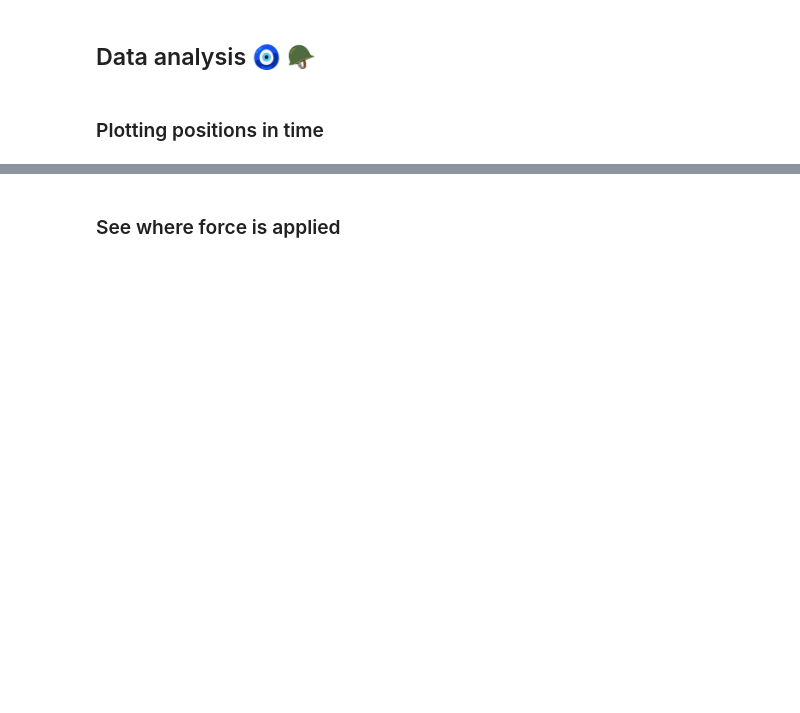
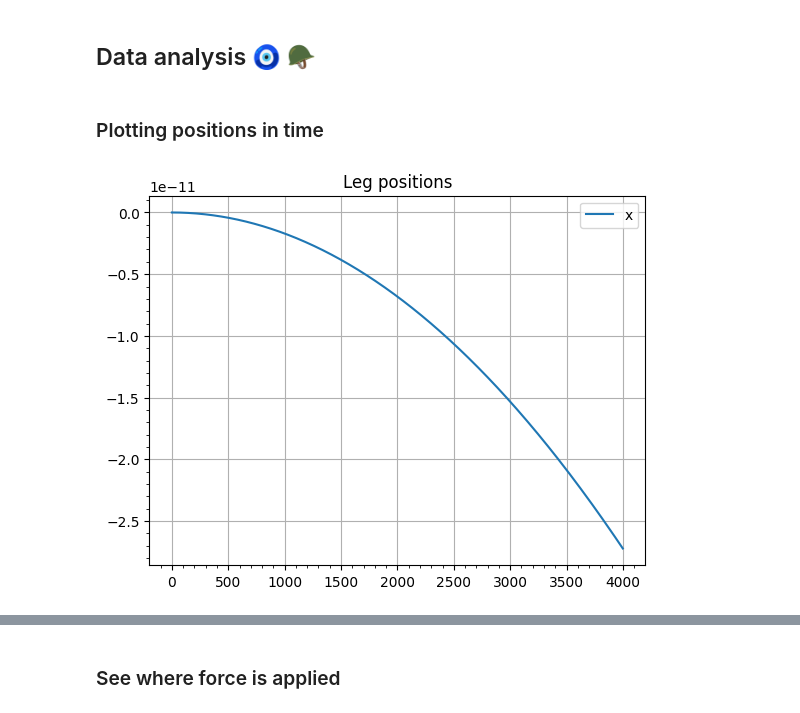
Before and after one commit to Gaianeve/Real_Mega_Fufi, a Jupyter notebook: Robot/1LegTrail/Giunto_versione_fascia_elastica/Model_video_spectrum.ipynb, the cells around one changed output, grey strips where cells are left out. Drawn from its saved outputs; the diff is of its cells as text; code cells hidden in the pictures; blank space fills up the shorter version.

```diff
--- a/Robot/1LegTrail/Giunto_versione_fascia_elastica/Model_video_spectrum.ipynb
+++ b/Robot/1LegTrail/Giunto_versione_fascia_elastica/Model_video_spectrum.ipynb
@@ -459,16 +461,18 @@ HTML(f'<video width="600" controls><source src="{data_url}" type="video/mp4"></v
 # %%
 
 #plotting positions
 plt.figure()
 plt.title('Leg positions')
 plt.plot(leg_positions_x, label='x')
 #plt.plot(leg_positions_y, label='y')
 #plt.plot(leg_position_z, label='z')
 plt.legend()
 plt.grid()
 plt.minorticks_on()
 #plt.ylim(-0.0025,0.0025)
-plt.xlim(50, 110)
+#plt.xlim(50, 110)
 plt.show()
+# %% [output]
+[figure, added]
 # %%
 leg_position_z[0]-leg_position_z[-1]
```
Also changed, not shown: parts of 8 cells of this notebook.
